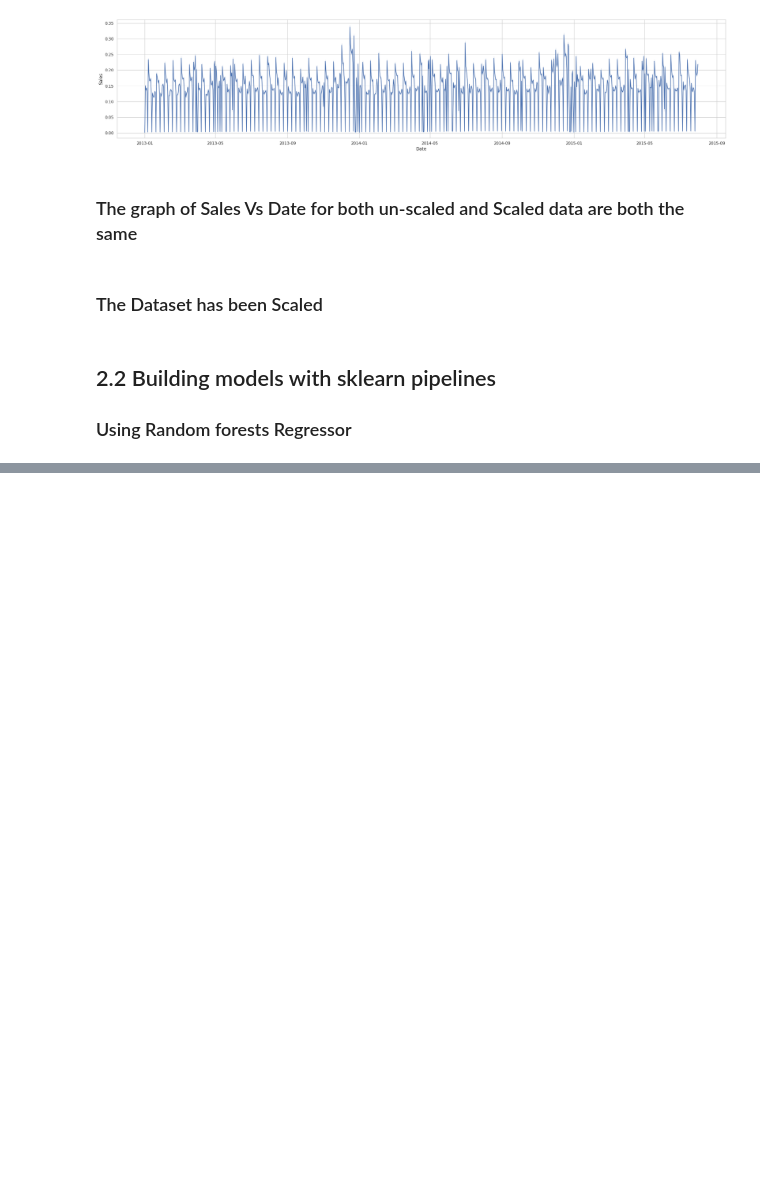
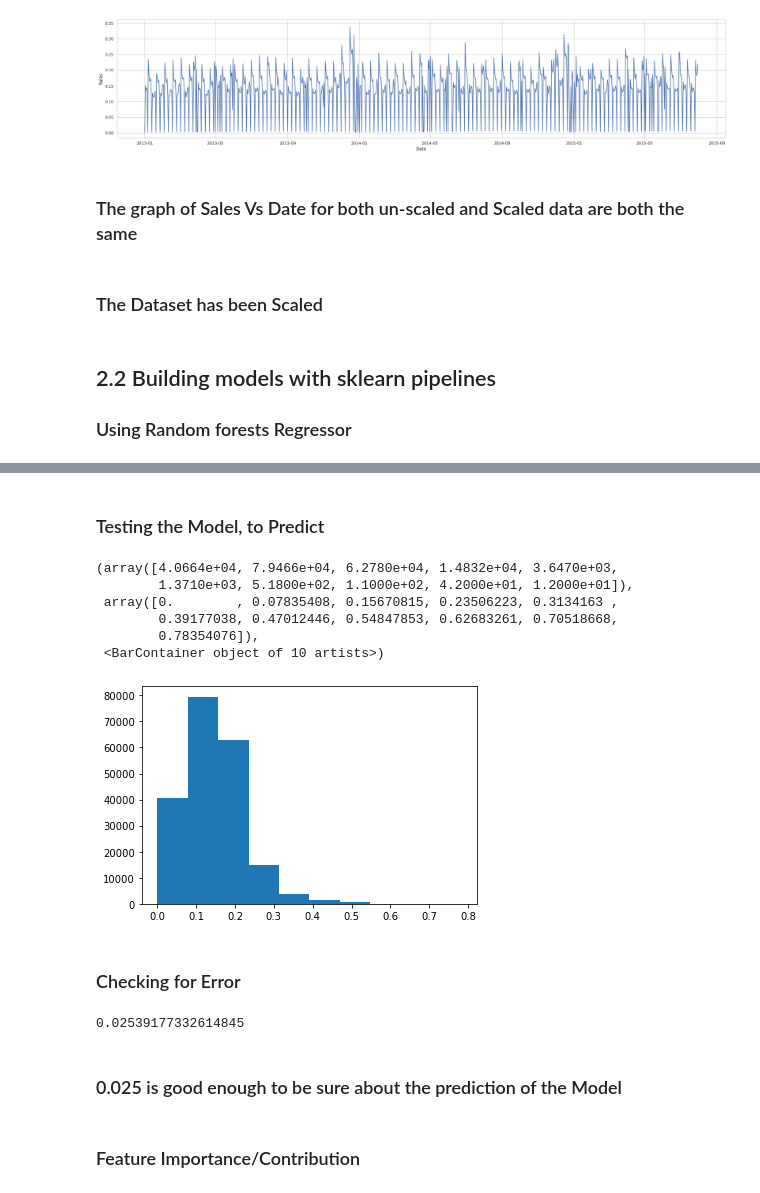
Before and after one commit to Caphace-Ethan/Pharmaceutical-Sales-Prediction, a Jupyter notebook: notebooks/Prediction_of_store_sales.ipynb, the cells around one changed output, grey strips where cells are left out. Saved outputs shown, nothing was run; the diff lists cells and outputs as text; code cells hidden in the pictures; blank space fills up the shorter version.

Commit message:
Sales Prediction using Random Forest

```diff
--- a/notebooks/Prediction_of_store_sales.ipynb
+++ b/notebooks/Prediction_of_store_sales.ipynb
@@ -581,19 +619,18 @@ sns.lineplot(x='Date',y='Sales',data=temp_train_store_data)
 ## 2.2 Building models with sklearn pipelines
 
 ### Using Random forests Regressor
+# %%
+y_target = temp_train_store_data.Sales
+x_features =  temp_train_store_data.drop(columns=['Sales','Date','Customers'], axis=1)
+# y_train
 # %%
 # Fitting Random Forest Regression to the dataset
 # import the regressor
+from sklearn.model_selection import train_test_split
 from sklearn.ensemble import RandomForestRegressor
 try:
-    y_train = [temp_train_store_data['Sales'].tolist()]
-    x_train =  temp_train_store_data.drop(columns=['Sales'])
+    x_train, x_train_test, y_train, y_train_test = train_test_split(x_features, y_target, test_size=0.20, random_state=15)
 
 except Exception as e:
     print(e)
     logging.debug(f"Exception occured in separating dataset into x & y_training dataset, {e}")
-# create regressor object
-regressor = RandomForestRegressor(n_estimators = 100, random_state = 0)
-# fit the regressor with x and y data
-regressor.fit(y_train, y_train)
-# x_train
@@ -605,0 +672,49 @@ ValueError: could not convert string to float: '2015-09-17'
+# %%
+#training using cross validation set
+regressor_validation=RandomForestRegressor(n_estimators=128,
+                             criterion='mse',
+                             max_depth=20,
+                             min_samples_split=10,
+                             min_samples_leaf=1,
+                             min_weight_fraction_leaf=0.0,
+                             max_features='auto',
+                             max_leaf_nodes=None,
+                             min_impurity_decrease=0.0,
+                             min_impurity_split=None,
+                             bootstrap=True,
+                             oob_score=False,
+                             n_jobs=4, #setting n_jobs to 4 makes sure you're using the full potential of the machine you're running the training on
+                             random_state=35,
+                             verbose=0,
+                             warm_start=False)
+model_test=regressor_validation.fit(x_train,y_train)
+# %% [markdown]
+### Testing the Model, to Predict
+# %%
+# temp_test_data
+Y_pred = model_test.predict(x_train_test)
+# %%
+plt.hist(Y_pred)
+# %% [output]
+(array([4.0664e+04, 7.9466e+04, 6.2780e+04, 1.4832e+04, 3.6470e+03,
+        1.3710e+03, 5.1800e+02, 1.1000e+02, 4.2000e+01, 1.2000e+01]),
+ array([0.        , 0.07835408, 0.15670815, 0.23506223, 0.3134163 ,
+        0.39177038, 0.47012446, 0.54847853, 0.62683261, 0.70518668,
+        0.78354076]),
+ <BarContainer object of 10 artists>)
+[figure, added]
+# %% [markdown]
+### Checking for Error
+# %%
+def rmspe(y, y_pred):
+    rmspe = np.sqrt(np.mean( (y - y_pred)**2 ))
+    return rmspe
+
+error=rmspe(y_train_test,Y_pred)
+error
+# %% [output]
+0.02539177332614845
+# %% [markdown]
+### 0.025 is good enough to be sure about the prediction of the Model
+# %% [markdown]
+### Feature Importance/Contribution
```
Also changed, not shown: parts of 21 cells of this notebook.
